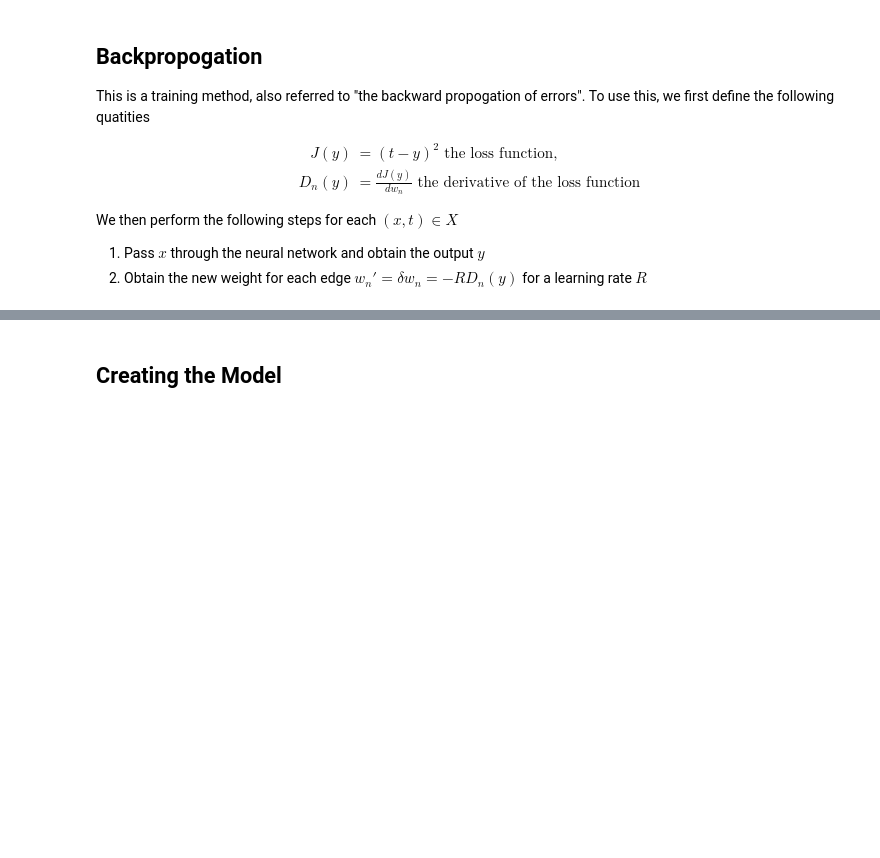
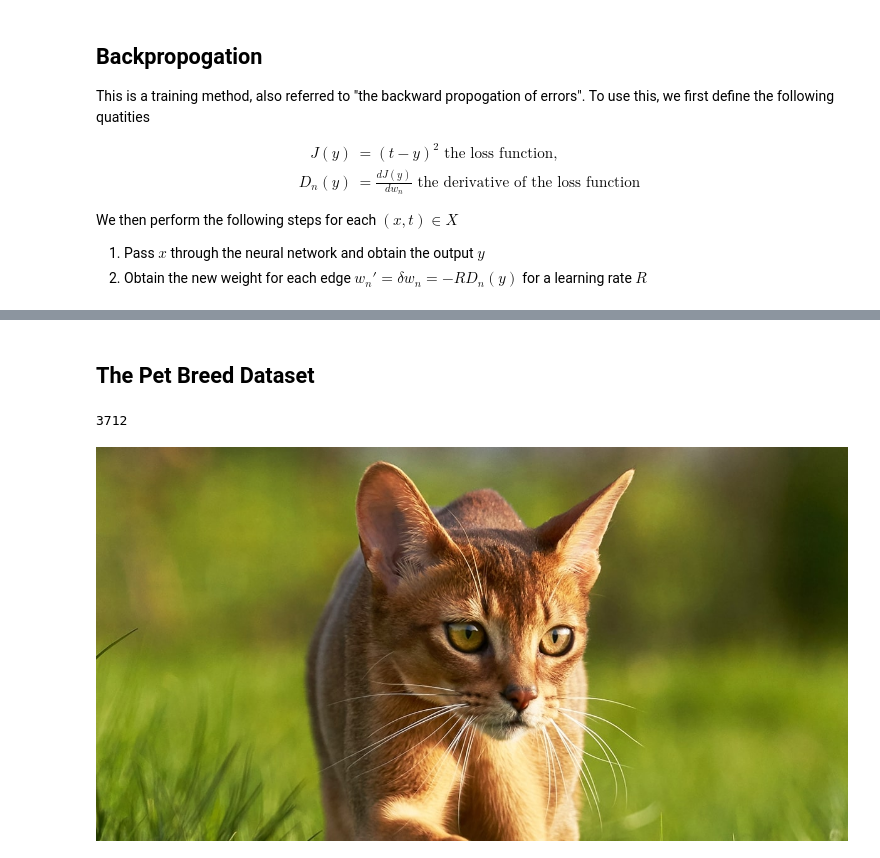
Before and after one commit to rachelmwood/COMPASS, a Jupyter notebook: First_Year/TB2/Statistical_Computing/Neural_Networks/notes.ipynb, the cells around one changed output, grey strips where cells are left out. Saved outputs shown, nothing was run; the diff lists cells and outputs as text; code cells hidden in the pictures; blank space fills up the shorter version.

```diff
--- a/First_Year/TB2/Statistical_Computing/Neural_Networks/notes.ipynb
+++ b/First_Year/TB2/Statistical_Computing/Neural_Networks/notes.ipynb
@@ -59,2 +47,0 @@ test = test.batch(1)
-# %% [markdown]
-## Creating the Model
@@ -66,0 +48,18 @@ model = tf.keras.Sequential([
+# %% [markdown]
+## The Pet Breed Dataset
+# %%
+import pathlib
+
+data_dir = pathlib.Path("Pet_Breeds")
+image_count = len(list(data_dir.glob('*/*.jpg')))
+print(image_count)
+# %% [output]
+3712
+# %%
+import PIL
+import PIL.Image
+
+abyssinian = list(data_dir.glob('abyssinian/*'))
+PIL.Image.open(str(abyssinian[50]))
+# %% [output]
+[figure, added]
```
Also changed, not shown: parts of 22 cells of this notebook, 16 other files.
